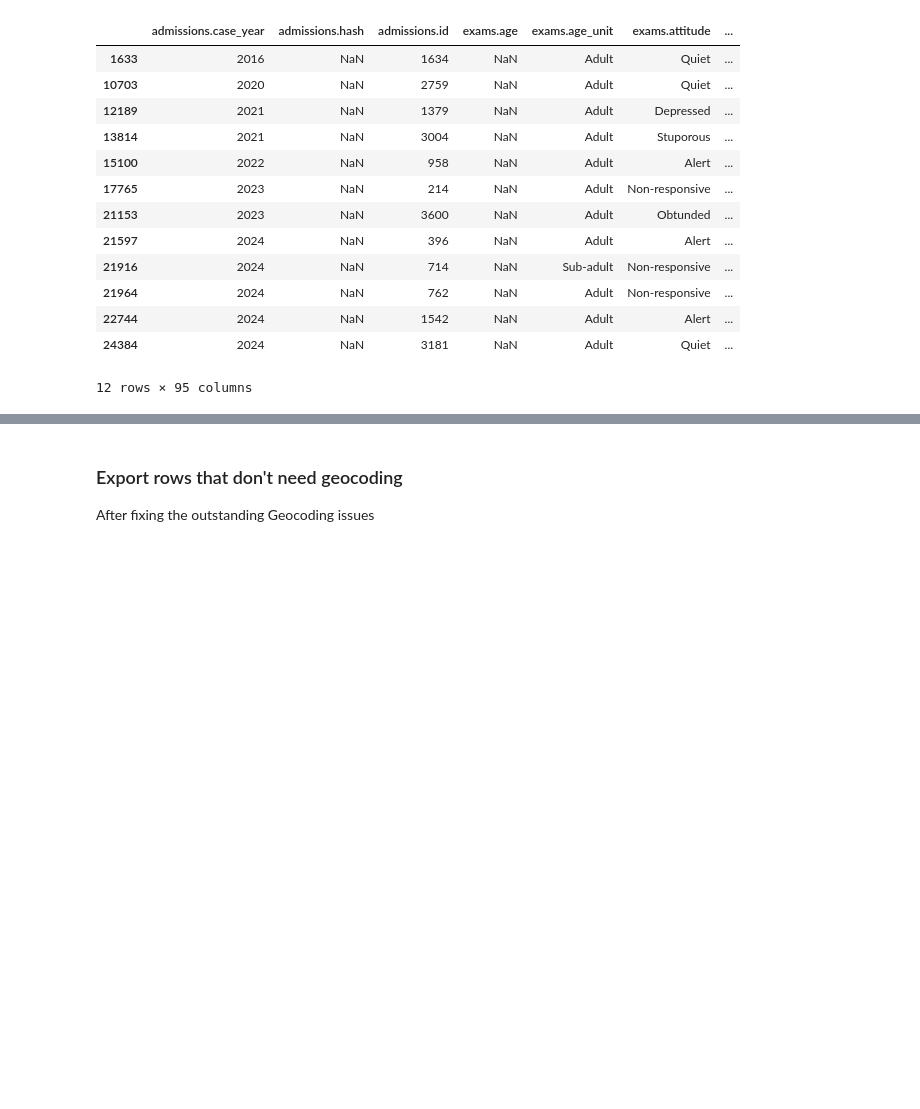
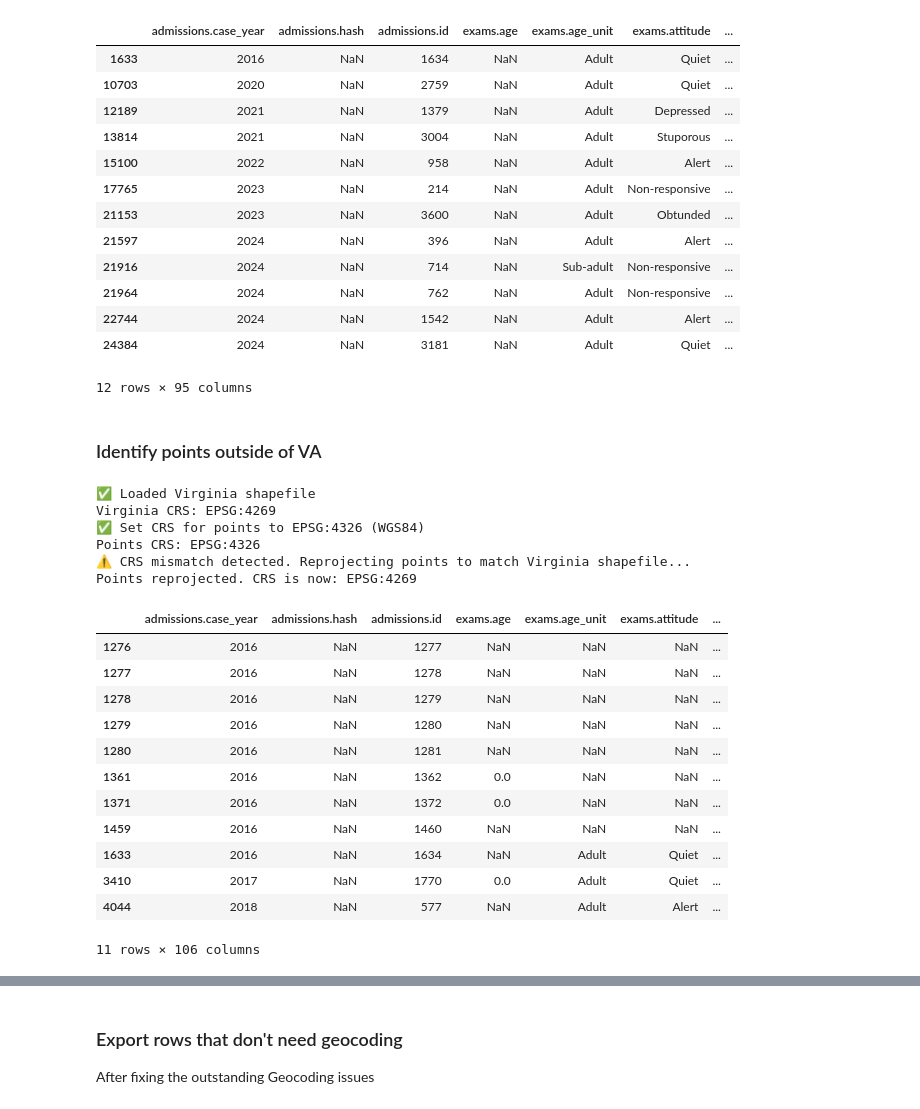
Before and after one commit to code-for-charlottesville/wildlife_collisions, a Jupyter notebook: pipeline_cleaning/WRMD Data/WRMD_data_pipeline.ipynb, the cells around one changed output, grey strips where cells are left out. Cells and saved outputs as stored; diff of their text form; code cells hidden in the pictures; blank space fills up the shorter version.

```diff
--- a/pipeline_cleaning/WRMD Data/WRMD_data_pipeline.ipynb
+++ b/pipeline_cleaning/WRMD Data/WRMD_data_pipeline.ipynb
@@ -634,3 +632,61 @@ df_geocoding_not_req[df_geocoding_not_req['patients.lng_found'] > 0]
 df_geocoding_not_req['patients.lng_found'] = df_geocoding_not_req['patients.lng_found'].apply(lambda x: -abs(x))
 # %%
 assert df_geocoding_not_req[df_geocoding_not_req['patients.lng_found'] > 0].shape[0] == 0
+# %% [markdown]
+### Identify points outside of VA
+# %%
+from shapely.geometry import Point
+import geopandas as gpd
+
+va_shapefile = "./datasets/cb_2018_us_state_20m/cb_2018_us_state_20m.shp"
+virginia = gpd.read_file(va_shapefile)
+
+print("✅ Loaded Virginia shapefile")
+print("Virginia CRS:", virginia.crs)
+
+geometry = [Point(xy) for xy in zip(df_geocoding_not_req['patients.lng_found'], df_geocoding_not_req['patients.lat_found'])]
+points_gdf = gpd.GeoDataFrame(df_geocoding_not_req, geometry=geometry)
+
+# Set CRS to WGS84 (EPSG:4326) if not already set
+if points_gdf.crs is None:
+    points_gdf.set_crs(epsg=4326, inplace=True)
+    print("✅ Set CRS for points to EPSG:4326 (WGS84)")
+
+print("Points CRS:", points_gdf.crs)
+
+# Check and align CRS
+if points_gdf.crs != virginia.crs:
+    print("⚠️ CRS mismatch detected. Reprojecting points to match Virginia shapefile...")
+    points_gdf = points_gdf.to_crs(virginia.crs)
+    print("Points reprojected. CRS is now:", points_gdf.crs)
+else:
+    print("CRS match. No reprojection needed.")
+
+#  Spatial join to find which points are within Virginia
+joined = gpd.sjoin(points_gdf, virginia, how="left", predicate='within')
+
+# Points outside Virginia will have NaN in 'index_right' (no match found)
+outside_va = joined[joined['index_right'].isna()]
+# %% [output]
+✅ Loaded Virginia shapefile
+Virginia CRS: EPSG:4269
+✅ Set CRS for points to EPSG:4326 (WGS84)
+Points CRS: EPSG:4326
+⚠️ CRS mismatch detected. Reprojecting points to match Virginia shapefile...
+Points reprojected. CRS is now: EPSG:4269
+# %%
+outside_va
+# %% [output]
+|  | admissions.case_year | admissions.hash | admissions.id | exams.age | exams.age_unit | exams.attitude | ... |
+| 1276 | 2016 | NaN | 1277 | NaN | NaN | NaN | ... |
+| 1277 | 2016 | NaN | 1278 | NaN | NaN | NaN | ... |
+| 1278 | 2016 | NaN | 1279 | NaN | NaN | NaN | ... |
+| 1279 | 2016 | NaN | 1280 | NaN | NaN | NaN | ... |
+| 1280 | 2016 | NaN | 1281 | NaN | NaN | NaN | ... |
+| 1361 | 2016 | NaN | 1362 | 0.0 | NaN | NaN | ... |
+| 1371 | 2016 | NaN | 1372 | 0.0 | NaN | NaN | ... |
+| 1459 | 2016 | NaN | 1460 | NaN | NaN | NaN | ... |
+| 1633 | 2016 | NaN | 1634 | NaN | Adult | Quiet | ... |
+| 3410 | 2017 | NaN | 1770 | 0.0 | Adult | Quiet | ... |
+| 4044 | 2018 | NaN | 577 | NaN | Adult | Alert | ... |
+11 rows × 106 columns
```
Also changed, not shown: parts of 2 cells of this notebook.
